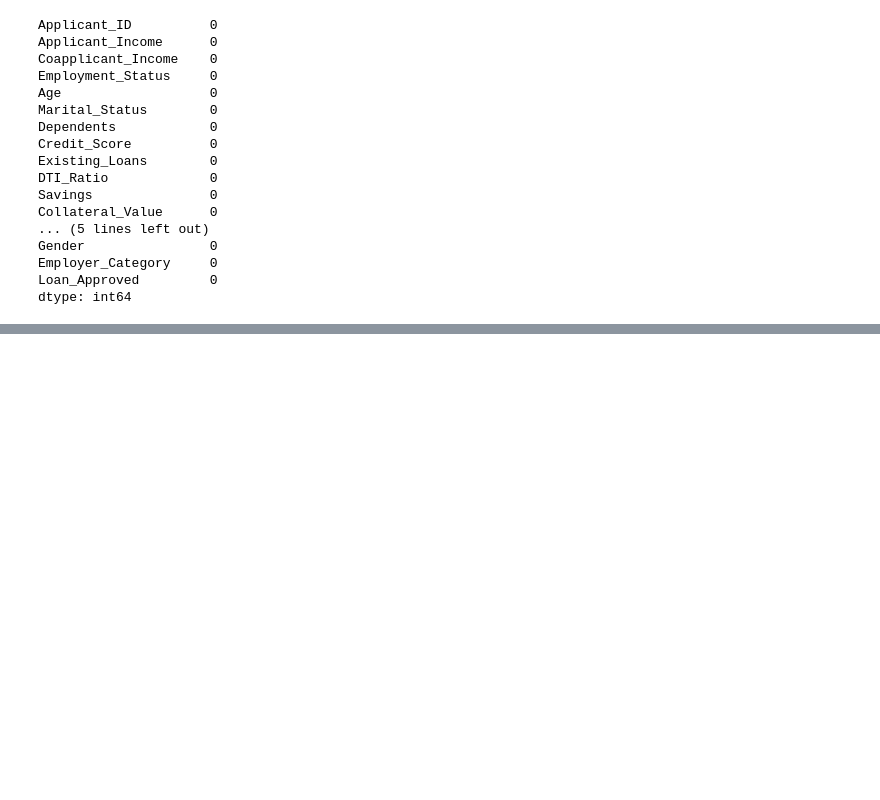
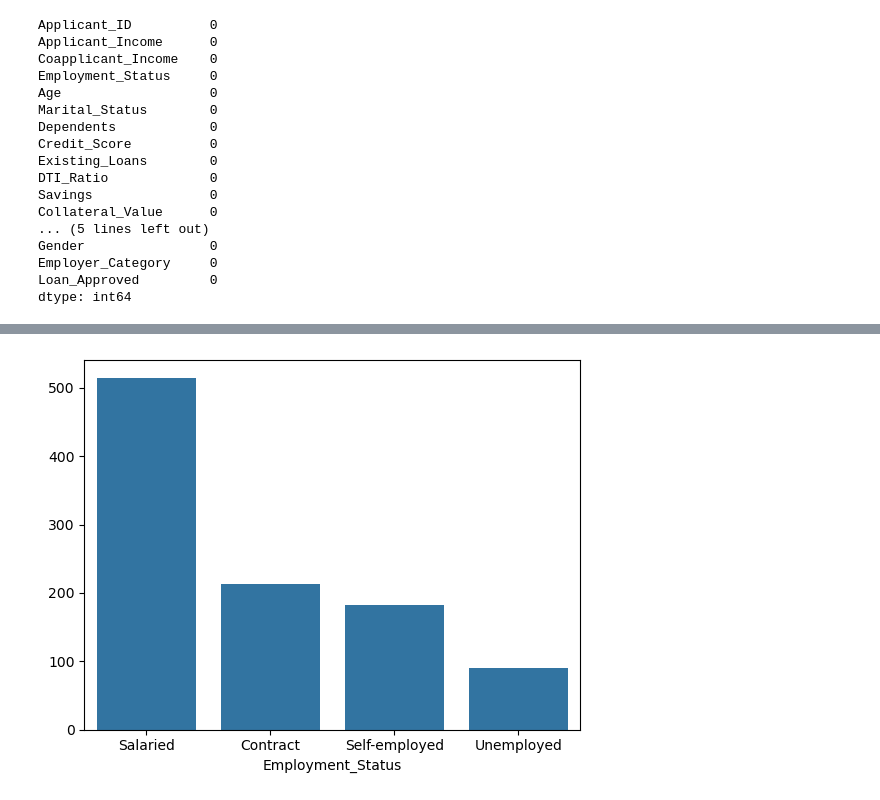
Before and after one commit to gajanan-shinde16/AI-ML, a Jupyter notebook: Part9_machine_learning/01_supervised_ml/06_Loan Eligibility Prediction/loan_eligibility.ipynb, the cells around one changed output, grey strips where cells are left out. Saved outputs shown, nothing was run; the diff lists cells and outputs as text; code cells hidden in the pictures; blank space fills up the shorter version.

```diff
--- a/Part9_machine_learning/01_supervised_ml/06_Loan Eligibility Prediction/loan_eligibility.ipynb
+++ b/Part9_machine_learning/01_supervised_ml/06_Loan Eligibility Prediction/loan_eligibility.ipynb
@@ -119,0 +140,6 @@ dtype: int64
+# %%
+emp_status_counts = df['Employment_Status'].value_counts()
+sns.barplot(x=emp_status_counts.index, y=emp_status_counts.values)
+plt.show()
+# %% [output]
+[figure, added]
```
Also changed, not shown: parts of 19 cells of this notebook.
